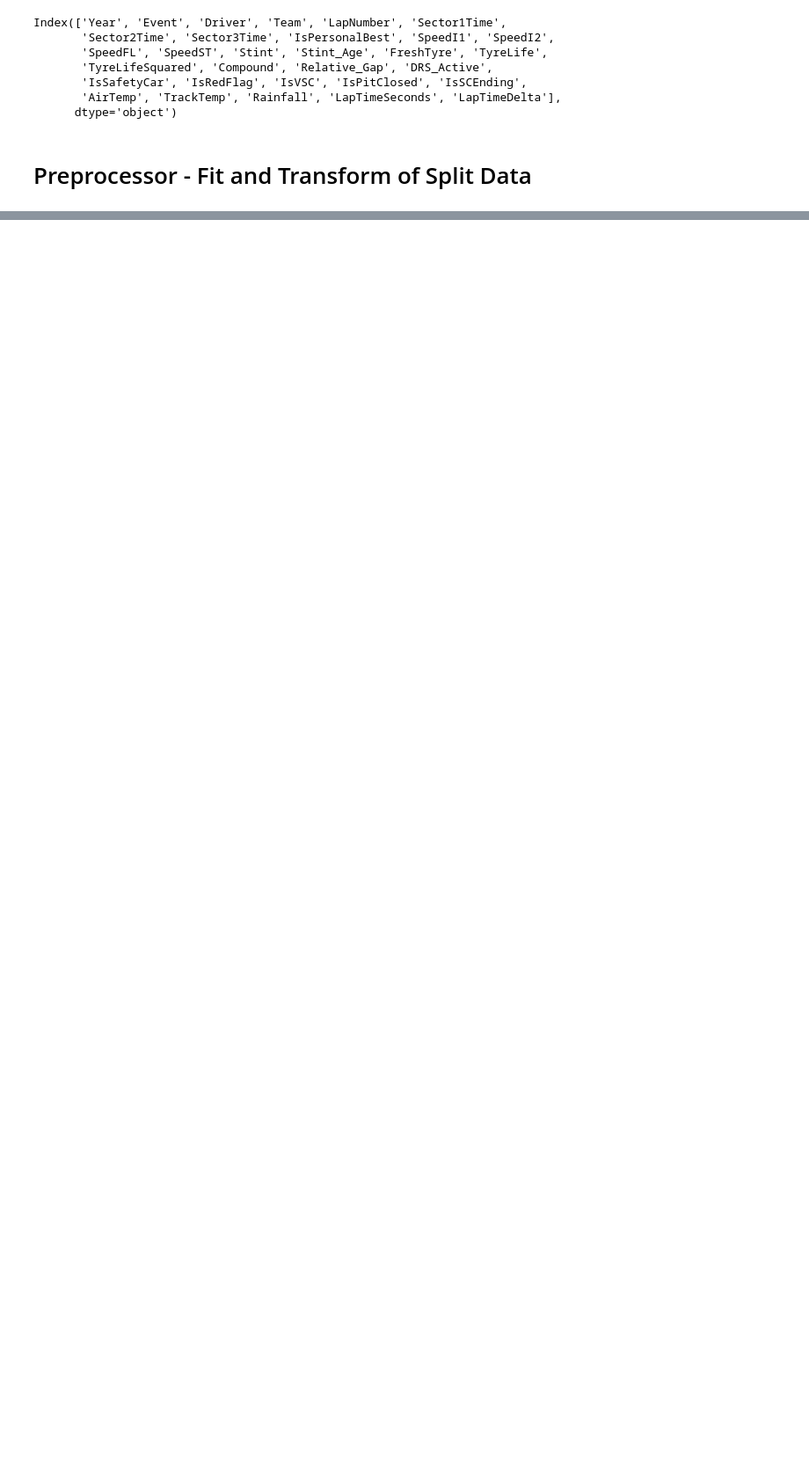
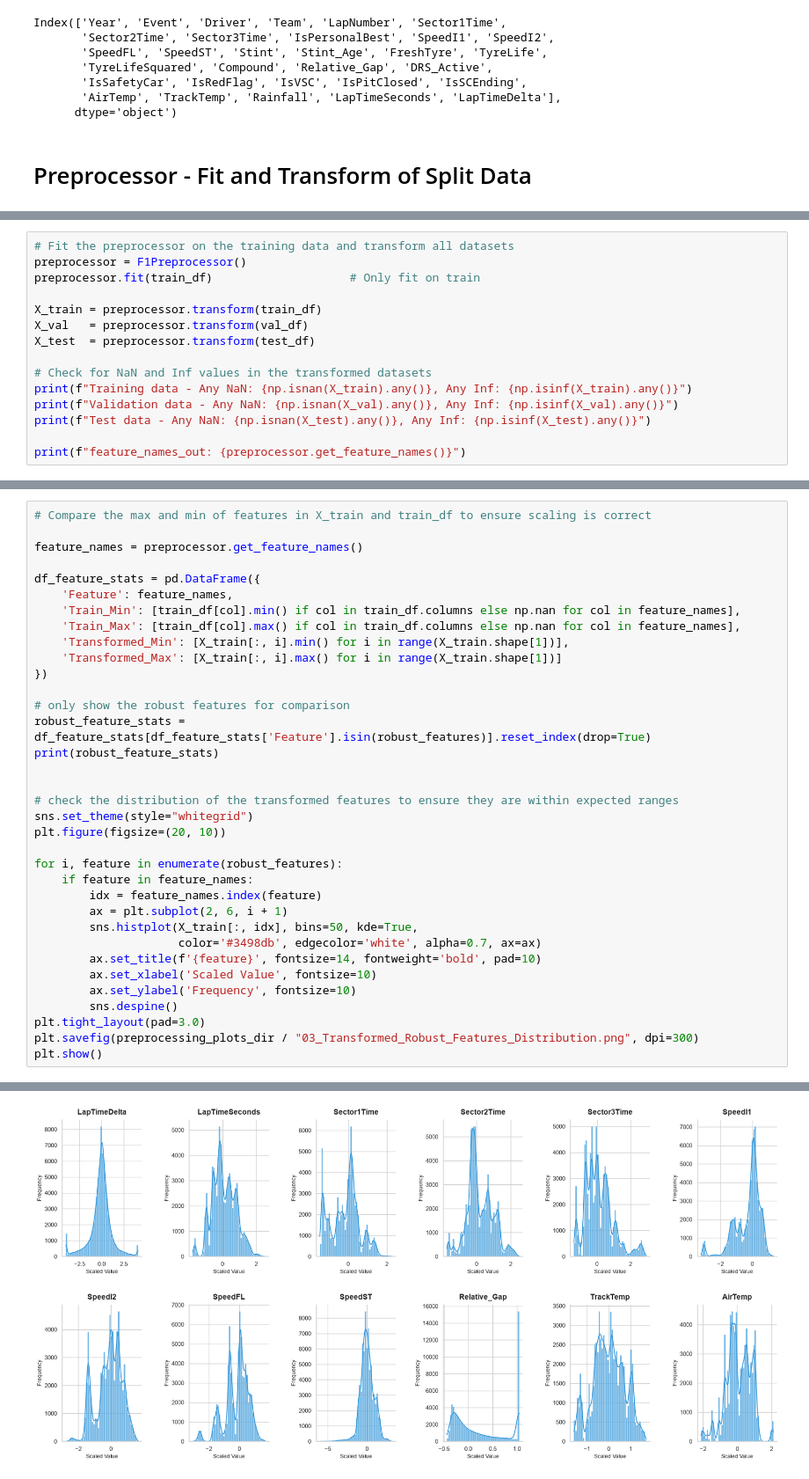
Before and after one commit to BevisWong76/f1-lap-time-predictor, a Jupyter notebook: f1_lap_time_prediction.ipynb, the cells around one changed output, grey strips where cells are left out. Shown at 88% size. Cells and saved outputs as stored; diff of their text form; blank space fills up the shorter version.

```diff
--- a/f1_lap_time_prediction.ipynb
+++ b/f1_lap_time_prediction.ipynb
@@ -694,0 +927,15 @@ Index(['Year', 'Event', 'Driver', 'Team', 'LapNumber', 'Sector1Time',
+# %%
+# Fit the preprocessor on the training data and transform all datasets
+preprocessor = F1Preprocessor()
+preprocessor.fit(train_df)                    # Only fit on train
+
+X_train = preprocessor.transform(train_df)
+X_val   = preprocessor.transform(val_df)
+X_test  = preprocessor.transform(test_df)
+
+# Check for NaN and Inf values in the transformed datasets
+print(f"Training data - Any NaN: {np.isnan(X_train).any()}, Any Inf: {np.isinf(X_train).any()}")
+print(f"Validation data - Any NaN: {np.isnan(X_val).any()}, Any Inf: {np.isinf(X_val).any()}")
+print(f"Test data - Any NaN: {np.isnan(X_test).any()}, Any Inf: {np.isinf(X_test).any()}")
+
+print(f"feature_names_out: {preprocessor.get_feature_names()}")
@@ -694,0 +947,36 @@ Index(['Year', 'Event', 'Driver', 'Team', 'LapNumber', 'Sector1Time',
+# %%
+# Compare the max and min of features in X_train and train_df to ensure scaling is correct
+
+feature_names = preprocessor.get_feature_names()
+
+df_feature_stats = pd.DataFrame({
+    'Feature': feature_names,
+    'Train_Min': [train_df[col].min() if col in train_df.columns else np.nan for col in feature_names],
+    'Train_Max': [train_df[col].max() if col in train_df.columns else np.nan for col in feature_names],
+    'Transformed_Min': [X_train[:, i].min() for i in range(X_train.shape[1])],
+    'Transformed_Max': [X_train[:, i].max() for i in range(X_train.shape[1])]
+})
+
+# only show the robust features for comparison
+robust_feature_stats = df_feature_stats[df_feature_stats['Feature'].isin(robust_features)].reset_index(drop=True)
+print(robust_feature_stats)
+
+
+# check the distribution of the transformed features to ensure they are within expected ranges
+sns.set_theme(style="whitegrid")
+plt.figure(figsize=(20, 10))
+
+for i, feature in enumerate(robust_features):
+    if feature in feature_names:
+        idx = feature_names.index(feature)
+        ax = plt.subplot(2, 6, i + 1)
+        sns.histplot(X_train[:, idx], bins=50, kde=True,
+                     color='#3498db', edgecolor='white', alpha=0.7, ax=ax)
+        ax.set_title(f'{feature}', fontsize=14, fontweight='bold', pad=10)
+        ax.set_xlabel('Scaled Value', fontsize=10)
+        ax.set_ylabel('Frequency', fontsize=10)
+        sns.despine()
+plt.tight_layout(pad=3.0)
+plt.savefig(preprocessing_plots_dir / "03_Transformed_Robust_Features_Distribution.png", dpi=300)
+plt.show()
+# %% [output]
@@ -694,0 +996 @@ Index(['Year', 'Event', 'Driver', 'Team', 'LapNumber', 'Sector1Time',
+[figure, added]
```
Also changed, not shown: parts of 13 cells of this notebook, 14 other files.
